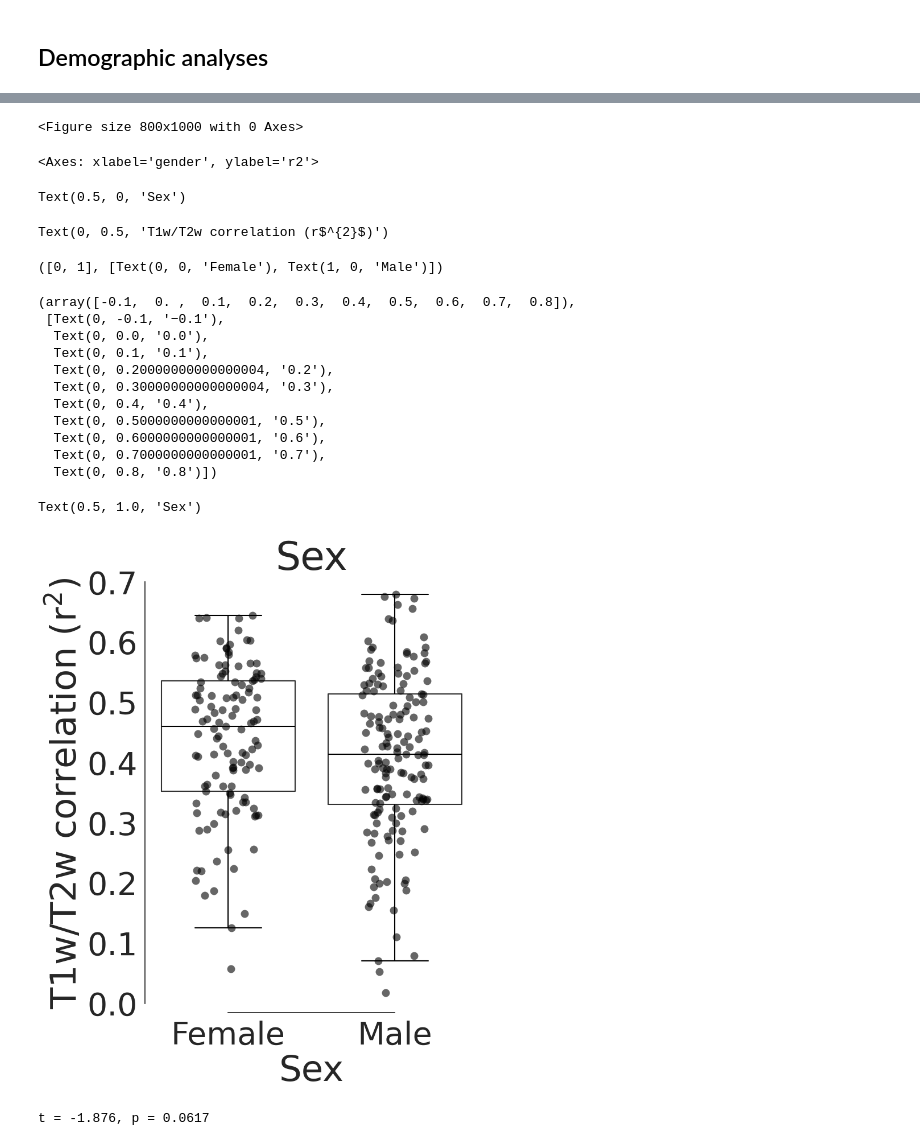
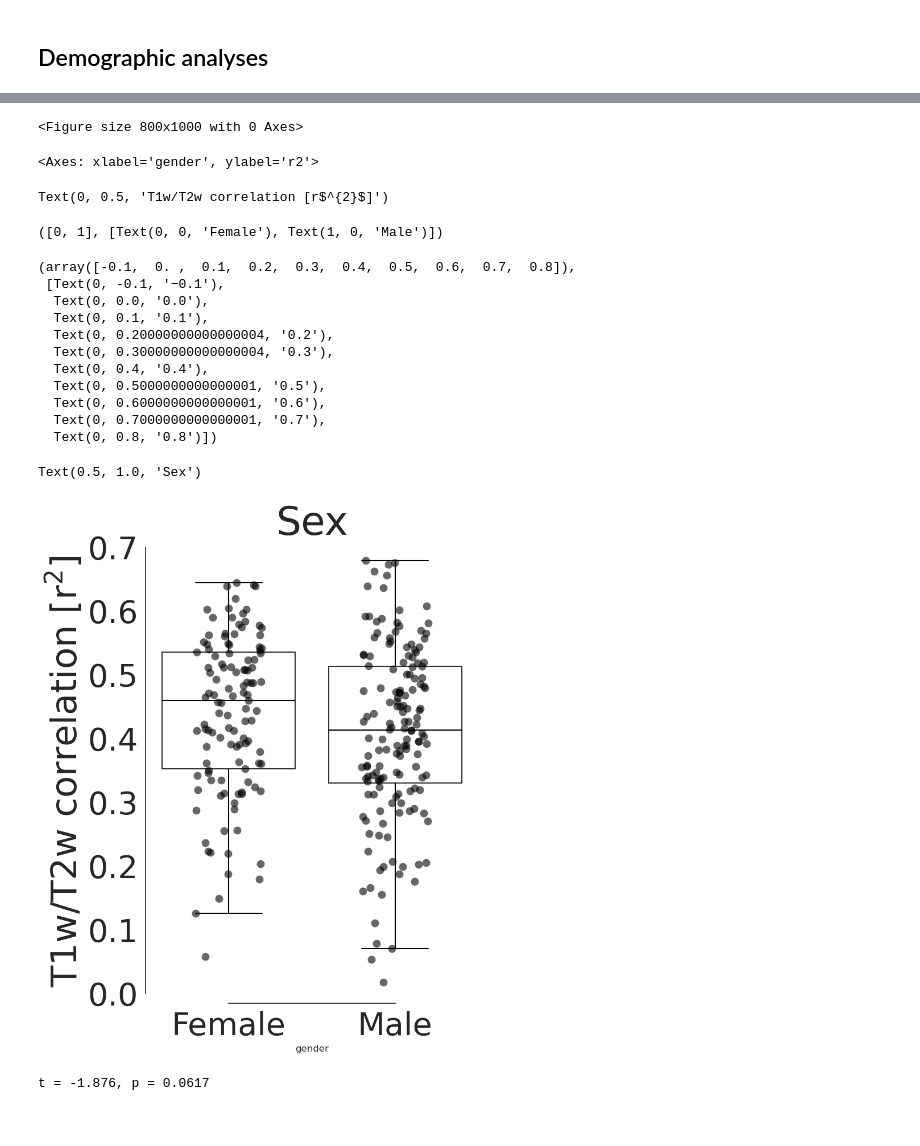
Before and after one commit to EduNeuroLab/WMGMMyelinInfants, a Jupyter notebook: Figure4.ipynb, the cells around one changed output, grey strips where cells are left out. Saved outputs shown, nothing was run; the diff lists cells and outputs as text; code cells hidden in the pictures.

Commit message:
updated figure legends

```diff
--- a/Figure4.ipynb
+++ b/Figure4.ipynb
@@ -229,49 +229,48 @@ Text(0.5, 1.0, 'Birth Age')
 # %%
 sns.set_theme(style="white")
 
 plt.figure(figsize=(8, 10))
 ax = sns.boxplot(
     data=FactorAnalyses,
     x="gender", y="r2",
     fill=False,
     color='black',
     #palette=["#9ecae1", "#fc9272"],
     width=0.8, showfliers=False, boxprops={"alpha": 0.8}
 )
 sns.stripplot(
     data=FactorAnalyses,
     x="gender", y="r2",
     color="black", size=10, jitter=0.2, alpha=0.6
 )
 
-plt.xlabel("Sex", fontsize=45)
-plt.ylabel("T1w/T2w correlation (r$^{2}$)", fontsize=45)
+#plt.xlabel("Sex", fontsize=45)
+plt.ylabel("T1w/T2w correlation [r$^{2}$]", fontsize=45)
 plt.xticks(fontsize=40)
 plt.yticks(fontsize=40)
 plt.title('Sex', fontsize=50)
 sns.despine(trim=True)
 plt.tight_layout()
 plt.savefig('./figures/R2AndGender.png', dpi=600, bbox_inches = "tight")
 plt.show()
 # %% [output]
 <Figure size 800x1000 with 0 Axes>
 <Axes: xlabel='gender', ylabel='r2'>
-Text(0.5, 0, 'Sex')
+Text(0, 0.5, 'T1w/T2w correlation [r$^{2}$]')
-Text(0, 0.5, 'T1w/T2w correlation (r$^{2}$)')
+([0, 1], [Text(0, 0, 'Female'), Text(1, 0, 'Male')])
-([0, 1], [Text(0, 0, 'Female'), Text(1, 0, 'Male')])
+(array([-0.1,  0. ,  0.1,  0.2,  0.3,  0.4,  0.5,  0.6,  0.7,  0.8]),
+ [Text(0, -0.1, '−0.1'),
+  Text(0, 0.0, '0.0'),
+  Text(0, 0.1, '0.1'),
+  Text(0, 0.20000000000000004, '0.2'),
+  Text(0, 0.30000000000000004, '0.3'),
+  Text(0, 0.4, '0.4'),
+  Text(0, 0.5000000000000001, '0.5'),
+  Text(0, 0.6000000000000001, '0.6'),
+  Text(0, 0.7000000000000001, '0.7'),
+  Text(0, 0.8, '0.8')])
-(array([-0.1,  0. ,  0.1,  0.2,  0.3,  0.4,  0.5,  0.6,  0.7,  0.8]),
- [Text(0, -0.1, '−0.1'),
-  Text(0, 0.0, '0.0'),
-  Text(0, 0.1, '0.1'),
-  Text(0, 0.20000000000000004, '0.2'),
-  Text(0, 0.30000000000000004, '0.3'),
-  Text(0, 0.4, '0.4'),
-  Text(0, 0.5000000000000001, '0.5'),
-  Text(0, 0.6000000000000001, '0.6'),
-  Text(0, 0.7000000000000001, '0.7'),
-  Text(0, 0.8, '0.8')])
+Text(0.5, 1.0, 'Sex')
-Text(0.5, 1.0, 'Sex')
-[figure, old version]
+[figure, new version]
 # %%
 from scipy.stats import ttest_ind
 
```
Also changed, not shown: parts of 2 cells of this notebook, 2 other files.
